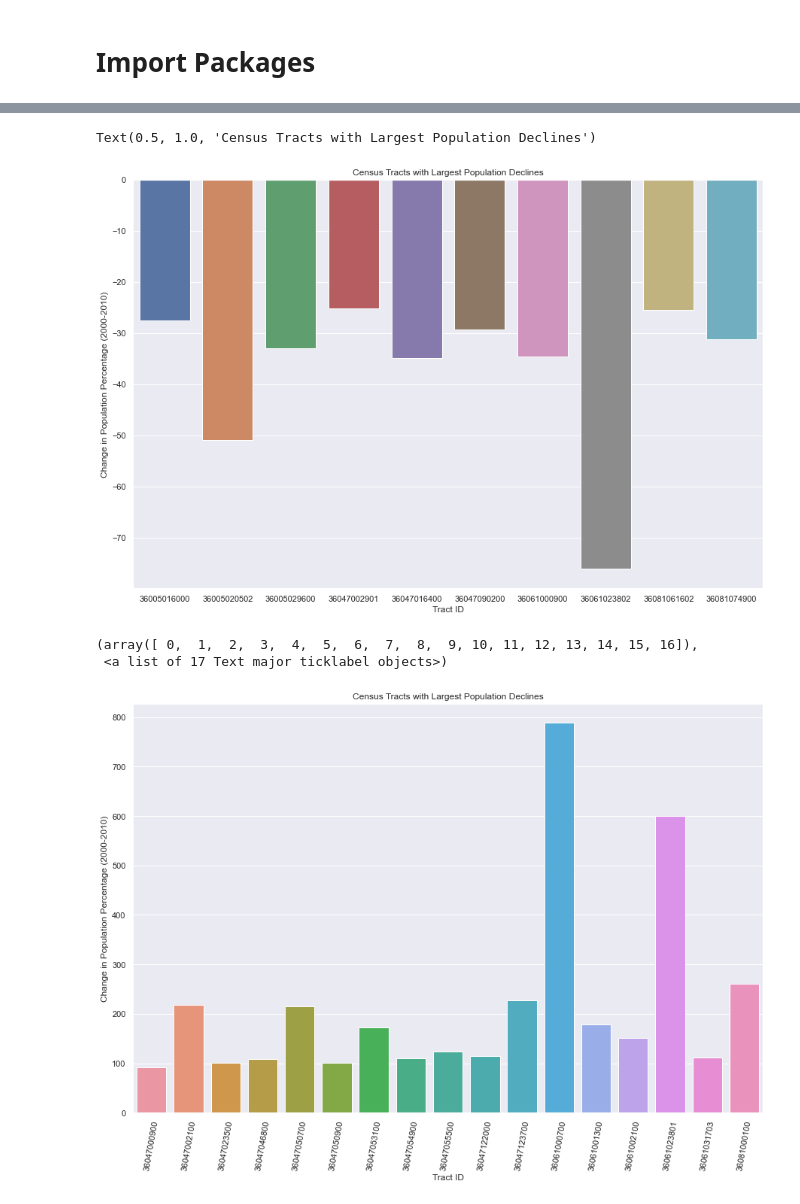
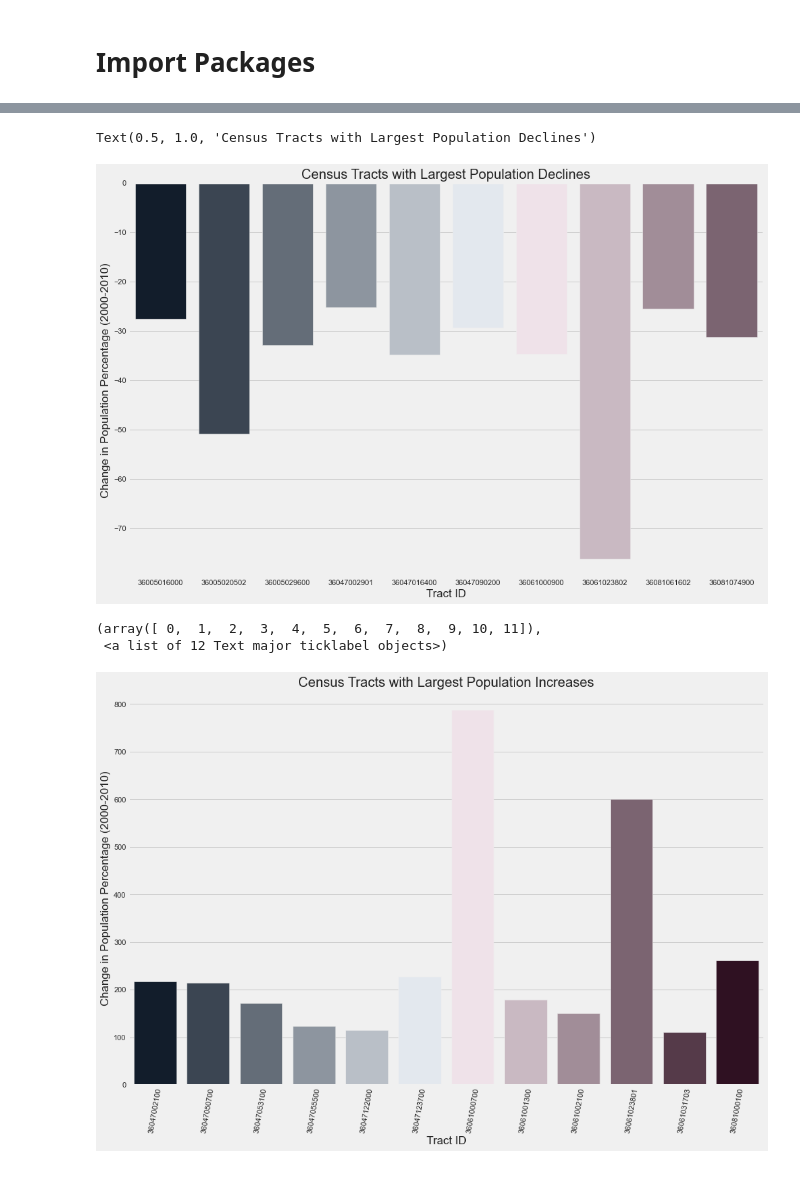
Before and after one commit to ptorres001/cluster_gentrification_new_york, a Jupyter notebook: EDA.ipynb, the cells around one changed output, grey strips where cells are left out. Saved outputs shown, nothing was run; the diff lists cells and outputs as text; code cells hidden in the pictures.

```diff
--- a/EDA.ipynb
+++ b/EDA.ipynb
@@ -13,5 +13,7 @@ pd.set_option('display.max_rows', 500)
 pd.set_option('display.max_columns', 500)
 pd.set_option('display.width', 1000)
 sns.set(rc={'figure.figsize':(15,10)})
+plt.style.use('fivethirtyeight')
+sns.set_palette(sns.diverging_palette(250,700, s= 70 , l= 10, n= 12))
 # %%
 df = pd.read_pickle('PKL/nyc_full_pc.pkl')
@@ -48,15 +50,17 @@ ax.set_title('Census Tracts with Largest Population Declines')
 # plt.savefig('Population_change_negative.png', dpi=300)
 # %% [output]
 Text(0.5, 1.0, 'Census Tracts with Largest Population Declines')
-[figure, old version]
+[figure, new version]
 # %%
-ax = sns.barplot(y='POP10_POP00',x='TRACTID',data=df[df['POP10_POP00']>90])
+fig, ax = plt.subplots(figsize = (15,10))
+sns.barplot(y='POP10_POP00',x='TRACTID',data=df[df['POP10_POP00']>110])
 
 ax.set(xlabel='Tract ID',ylabel='Change in Population Percentage (2000-2010)')
-ax.set_title('Census Tracts with Largest Population Declines')
+ax.set_title('Census Tracts with Largest Population Increases')
+
 plt.xticks(rotation=80)
 # plt.savefig('Population_change_negative.png', dpi=300)
 # %% [output]
-(array([ 0,  1,  2,  3,  4,  5,  6,  7,  8,  9, 10, 11, 12, 13, 14, 15, 16]),
- <a list of 17 Text major ticklabel objects>)
+(array([ 0,  1,  2,  3,  4,  5,  6,  7,  8,  9, 10, 11]),
+ <a list of 12 Text major ticklabel objects>)
-[figure, old version]
+[figure, new version]
```
Also changed, not shown: parts of 20 cells of this notebook.
